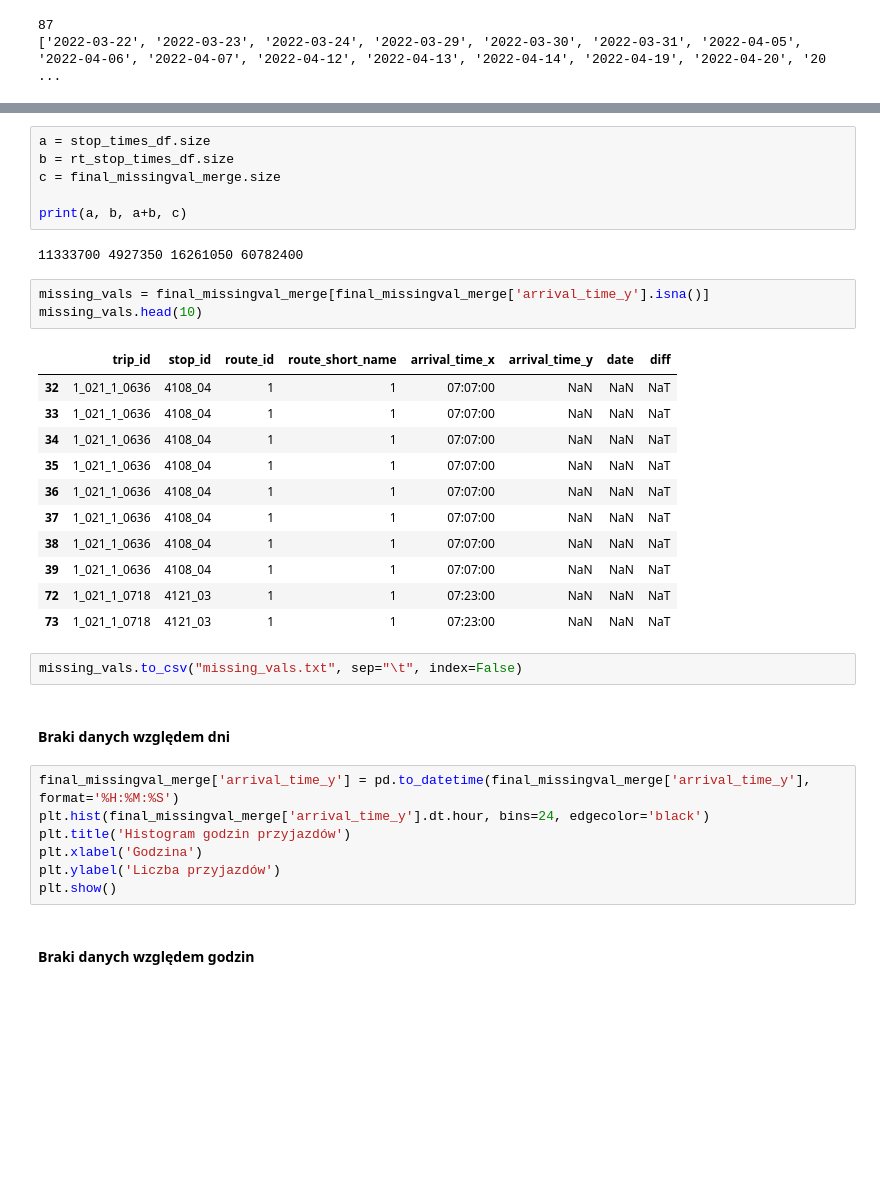
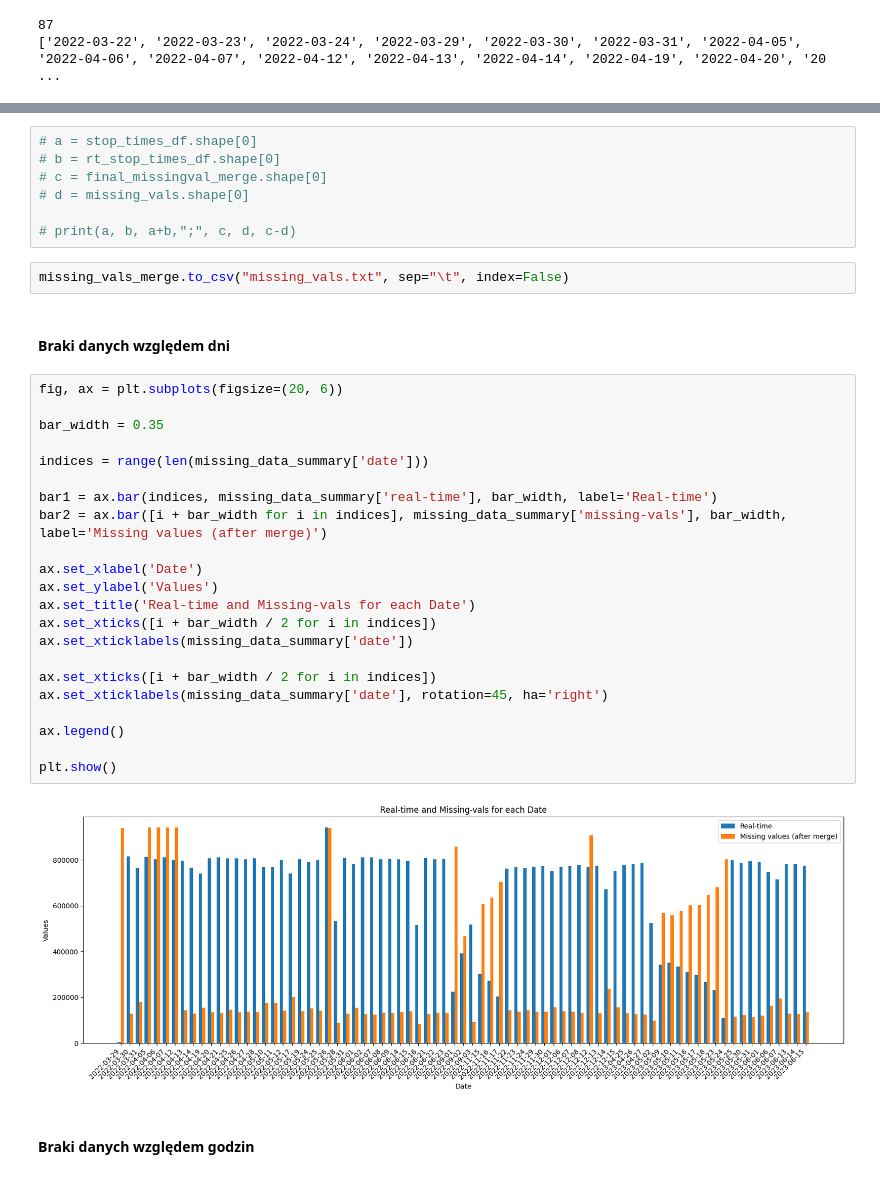
Before and after one commit to hoanganhlinh/praca-inzynierska, a Jupyter notebook: EDA.ipynb, the cells around one changed output, grey strips where cells are left out. Drawn from its saved outputs; the diff is of its cells as text; blank space fills up the shorter version.

```diff
--- a/EDA.ipynb
+++ b/EDA.ipynb
@@ -302,37 +425,38 @@ final_missingval_merge
 # %%
-a = stop_times_df.size
-b = rt_stop_times_df.size
-c = final_missingval_merge.size
+# a = stop_times_df.shape[0]
+# b = rt_stop_times_df.shape[0]
+# c = final_missingval_merge.shape[0]
+# d = missing_vals.shape[0]
 
-print(a, b, a+b, c)
+# print(a, b, a+b,";", c, d, c-d)
-# %% [output]
-11333700 4927350 16261050 60782400
-# %%
-missing_vals = final_missingval_merge[final_missingval_merge['arrival_time_y'].isna()]
-missing_vals.head(10)
-# %% [output]
-|  | trip_id | stop_id | route_id | route_short_name | arrival_time_x | arrival_time_y | date | diff |
-| 32 | 1_021_1_0636 | 4108_04 | 1 | 1 | 07:07:00 | NaN | NaN | NaT |
-| 33 | 1_021_1_0636 | 4108_04 | 1 | 1 | 07:07:00 | NaN | NaN | NaT |
-| 34 | 1_021_1_0636 | 4108_04 | 1 | 1 | 07:07:00 | NaN | NaN | NaT |
-| 35 | 1_021_1_0636 | 4108_04 | 1 | 1 | 07:07:00 | NaN | NaN | NaT |
-| 36 | 1_021_1_0636 | 4108_04 | 1 | 1 | 07:07:00 | NaN | NaN | NaT |
-| 37 | 1_021_1_0636 | 4108_04 | 1 | 1 | 07:07:00 | NaN | NaN | NaT |
-| 38 | 1_021_1_0636 | 4108_04 | 1 | 1 | 07:07:00 | NaN | NaN | NaT |
-| 39 | 1_021_1_0636 | 4108_04 | 1 | 1 | 07:07:00 | NaN | NaN | NaT |
-| 72 | 1_021_1_0718 | 4121_03 | 1 | 1 | 07:23:00 | NaN | NaN | NaT |
-| 73 | 1_021_1_0718 | 4121_03 | 1 | 1 | 07:23:00 | NaN | NaN | NaT |
 # %%
-missing_vals.to_csv("missing_vals.txt", sep="\t", index=False)
+missing_vals_merge.to_csv("missing_vals.txt", sep="\t", index=False)
 # %% [markdown]
 #### Braki danych względem dni
-# %%
-final_missingval_merge['arrival_time_y'] = pd.to_datetime(final_missingval_merge['arrival_time_y'], format='%H:%M:%S')
-plt.hist(final_missingval_merge['arrival_time_y'].dt.hour, bins=24, edgecolor='black')
-plt.title('Histogram godzin przyjazdów')
-plt.xlabel('Godzina')
-plt.ylabel('Liczba przyjazdów')
-plt.show()
+# %%
+fig, ax = plt.subplots(figsize=(20, 6))
+
+bar_width = 0.35
+
+indices = range(len(missing_data_summary['date']))
+
+bar1 = ax.bar(indices, missing_data_summary['real-time'], bar_width, label='Real-time')
+bar2 = ax.bar([i + bar_width for i in indices], missing_data_summary['missing-vals'], bar_width, label='Missing values (after merge)')
+
+ax.set_xlabel('Date')
+ax.set_ylabel('Values')
+ax.set_title('Real-time and Missing-vals for each Date')
+ax.set_xticks([i + bar_width / 2 for i in indices])
+ax.set_xticklabels(missing_data_summary['date'])
+
+ax.set_xticks([i + bar_width / 2 for i in indices])
+ax.set_xticklabels(missing_data_summary['date'], rotation=45, ha='right')
+
+ax.legend()
+
+plt.show()
+# %% [output]
+[figure, added]
 # %% [markdown]
 #### Braki danych względem godzin
 # %%
```
Also changed, not shown: parts of 15 cells of this notebook.
